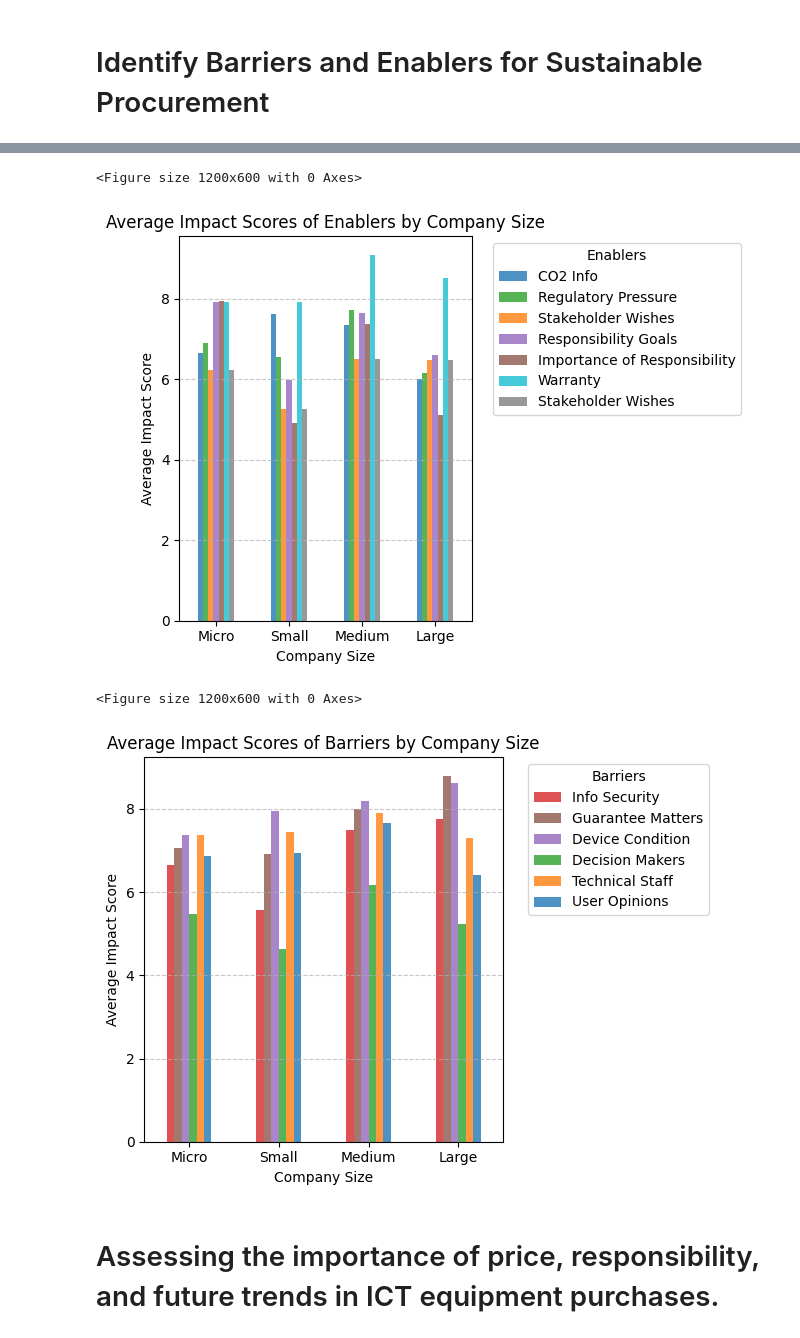
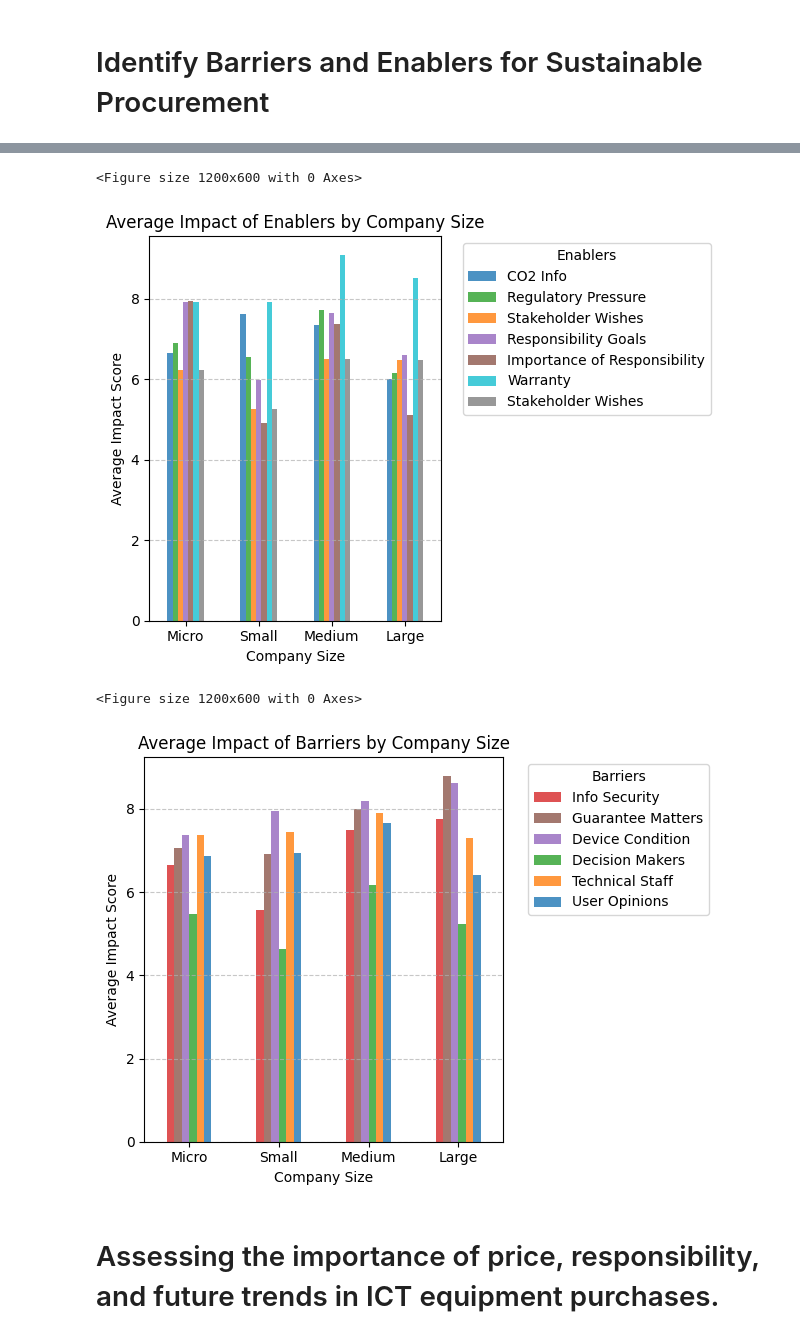
Before and after one commit to ProArif/Thesis, a Jupyter notebook: SurveyAnalysis.ipynb, the cells around one changed output, grey strips where cells are left out. Cells and saved outputs as stored; diff of their text form; code cells hidden in the pictures.

```diff
--- a/SurveyAnalysis.ipynb
+++ b/SurveyAnalysis.ipynb
@@ -741,38 +784,38 @@ barriers_colors = ['#d62728', '#8c564b', '#9467bd', '#2ca02c', '#ff7f0e', '#1f77
 # Plotting the enablers
 plt.figure(figsize=(12, 6))
 ax1 = enablers_data.plot(kind='bar', color=enablers_colors, alpha=0.8)
-plt.title('Average Impact Scores of Enablers by Company Size')
+plt.title('Average Impact of Enablers by Company Size')
 plt.xlabel('Company Size')
 plt.ylabel('Average Impact Score')
 
 # Update x-axis labels to company sizes
 ax1.set_xticklabels(['Micro', 'Small', 'Medium', 'Large'], rotation=0, ha='center')
 handles, labels = ax1.get_legend_handles_labels()
 ax1.legend(handles, enablers_legend_labels, title='Enablers', bbox_to_anchor=(1.05, 1), loc='upper left')
 plt.grid(axis='y', linestyle='--', alpha=0.7)
 plt.tight_layout()
 plt.show()
 
 
 # Plotting the barriers
 plt.figure(figsize=(12, 6))
 ax2 = barrier_data.plot(kind='bar', color=barriers_colors, alpha=0.8)
-plt.title('Average Impact Scores of Barriers by Company Size')
+plt.title('Average Impact of Barriers by Company Size')
 plt.xlabel('Company Size')
 plt.ylabel('Average Impact Score')
 
 # Update x-axis labels to company sizes
 ax2.set_xticklabels(['Micro', 'Small', 'Medium', 'Large'], rotation=0, ha='center')
 handles, labels = ax2.get_legend_handles_labels()
 ax2.legend(handles, barriers_legend_labels, title='Barriers', bbox_to_anchor=(1.05, 1), loc='upper left')
 plt.grid(axis='y', linestyle='--', alpha=0.7)
 plt.tight_layout()
 plt.show()
 # %% [output]
 <Figure size 1200x600 with 0 Axes>
-[figure, old version]
+[figure, new version]
 <Figure size 1200x600 with 0 Axes>
-[figure, old version]
+[figure, new version]
 # %% [markdown]
 # Assessing the importance of price, responsibility, and future trends in ICT equipment purchases.
 # %%
```
Also changed, not shown: parts of 9 cells of this notebook.
